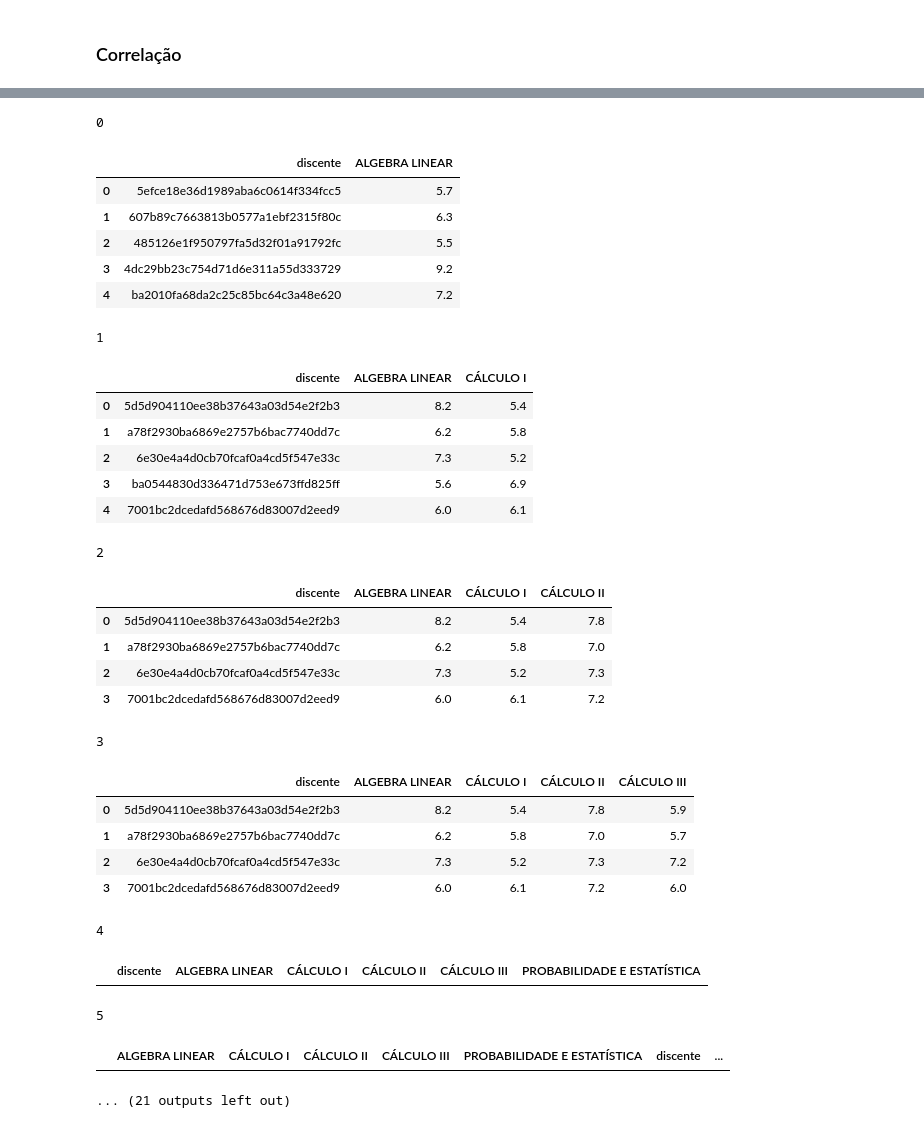
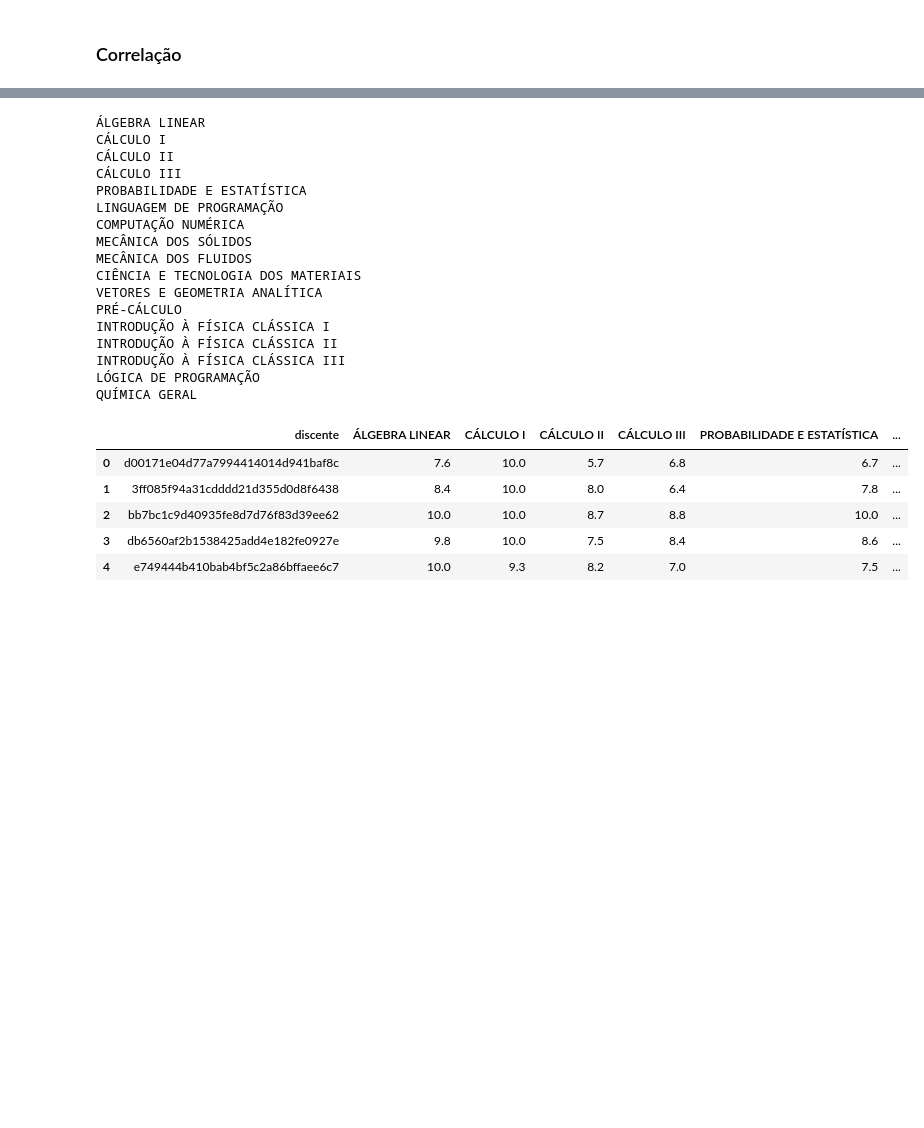
Before and after one commit to AndressaStefany/UFRN-data-analysis, a Jupyter notebook: correlacao.ipynb, the cells around one changed output, grey strips where cells are left out. Saved outputs shown, nothing was run; the diff lists cells and outputs as text; code cells hidden in the pictures; blank space fills up the shorter version.

Commit message:
calculo da correlação entre as materias

```diff
--- a/correlacao.ipynb
+++ b/correlacao.ipynb
@@ -104,11 +101,3 @@ disciplinas = ['CÁLCULO I','CÁLCULO II','CÁLCULO III','VETORES E GEOMETRIA AN
                'CIÊNCIA E TECNOLOGIA DOS MATERIAIS']
 # %%
-df_auxTurmas = df_turmasNome[df_turmasNome['nome'].isin(disciplinas)]
+df_auxTurmas = df_depois2014[df_depois2014['nome'].isin(disciplinas)]
-# %%
-colunas = ['id_turma', 'codigo', 'nome', 'pre_requisito']
-df_auxTurmas = df_auxTurmas[colunas]
-
-df_auxAll = pd.merge(df_matriculas, df_auxTurmas, on='id_turma')
-
-colunas2 = ['descricao', 'discente', 'id_turma', 'media_final', 'codigo', 'nome']
-df_auxAll = df_auxAll[colunas2].drop_duplicates().dropna()
@@ -146,6 +105,6 @@ Name: nome, dtype: int64
 ### Correlação
 # %%
 # apenas os aprovados
-df_auxAprovados = df_auxAll[df_auxAll['descricao'].str.contains('APROVADO')]
+df_auxAprovados = df_auxTurmas[df_auxTurmas['descricao'].str.contains('APROVADO')]
 df_auxAprovados.columns
 # %% [output]
@@ -221,7 +184,7 @@ df_qg = df_auxAprovados[df_auxAprovados['nome']=='QUÍMICA GERAL']
 df_qg = df_qg[['discente','media_final']]
 print(df_qg.shape)
 
-df_al = df_auxAprovados[df_auxAprovados['nome']=='ALGEBRA LINEAR']
+df_al = df_auxAprovados[df_auxAprovados['nome']=='ÁLGEBRA LINEAR']
 df_al = df_al[['discente','media_final']]
 print(df_al.shape)
 
@@ -277,52 +220,44 @@ teste.head()
 # %%
 df_correr = pd.DataFrame()
 df_correr['discente'] = discentes
 
-disciplinas = ['ALGEBRA LINEAR','CÁLCULO I','CÁLCULO II','CÁLCULO III','PROBABILIDADE E ESTATÍSTICA',
+disciplinas = ['ÁLGEBRA LINEAR','CÁLCULO I','CÁLCULO II','CÁLCULO III','PROBABILIDADE E ESTATÍSTICA',
                'LINGUAGEM DE PROGRAMAÇÃO','COMPUTAÇÃO NUMÉRICA','MECÂNICA DOS SÓLIDOS','MECÂNICA DOS FLUIDOS',
                'CIÊNCIA E TECNOLOGIA DOS MATERIAIS','VETORES E GEOMETRIA ANALÍTICA','PRÉ-CÁLCULO',
                'INTRODUÇÃO À FÍSICA CLÁSSICA I','INTRODUÇÃO À FÍSICA CLÁSSICA II','INTRODUÇÃO À FÍSICA CLÁSSICA III','LÓGICA DE PROGRAMAÇÃO',
                'QUÍMICA GERAL']
 
 dataFrames = [df_al,df_calc1,df_calc2,df_calc3,df_pe,df_lp,df_cn,df_ms,df_mf,df_ctm,df_vga,df_pc,df_f1,df_f2,df_f3,df_lop,df_qg]
 
 # dataFrames,disciplinas
-for i in range(0, 16):
-    print(i)
+for i in range(0, len(dataFrames)):
     df_correr = pd.merge(df_correr, dataFrames[i], on='discente')
     df_correr = df_correr.rename(columns={"media_final": disciplinas[i]})
-    display(df_correr.head())
+    print(disciplinas[i])
+#     display(df_correr.head())
 
 df_correr.head()
 # %% [output]
-0
+ÁLGEBRA LINEAR
+CÁLCULO I
+CÁLCULO II
+CÁLCULO III
+PROBABILIDADE E ESTATÍSTICA
+LINGUAGEM DE PROGRAMAÇÃO
+COMPUTAÇÃO NUMÉRICA
+MECÂNICA DOS SÓLIDOS
+MECÂNICA DOS FLUIDOS
+CIÊNCIA E TECNOLOGIA DOS MATERIAIS
+VETORES E GEOMETRIA ANALÍTICA
+PRÉ-CÁLCULO
+INTRODUÇÃO À FÍSICA CLÁSSICA I
+INTRODUÇÃO À FÍSICA CLÁSSICA II
+INTRODUÇÃO À FÍSICA CLÁSSICA III
+LÓGICA DE PROGRAMAÇÃO
+QUÍMICA GERAL
-|  | discente | ALGEBRA LINEAR |
-| 0 | 5efce18e36d1989aba6c0614f334fcc5 | 5.7 |
-| 1 | 607b89c7663813b0577a1ebf2315f80c | 6.3 |
-| 2 | 485126e1f950797fa5d32f01a91792fc | 5.5 |
-| 3 | 4dc29bb23c754d71d6e311a55d333729 | 9.2 |
-| 4 | ba2010fa68da2c25c85bc64c3a48e620 | 7.2 |
+|  | discente | ÁLGEBRA LINEAR | CÁLCULO I | CÁLCULO II | CÁLCULO III | PROBABILIDADE E ESTATÍSTICA | ... |
+| 0 | d00171e04d77a7994414014d941baf8c | 7.6 | 10.0 | 5.7 | 6.8 | 6.7 | ... |
+| 1 | 3ff085f94a31cdddd21d355d0d8f6438 | 8.4 | 10.0 | 8.0 | 6.4 | 7.8 | ... |
+| 2 | bb7bc1c9d40935fe8d7d76f83d39ee62 | 10.0 | 10.0 | 8.7 | 8.8 | 10.0 | ... |
+| 3 | db6560af2b1538425add4e182fe0927e | 9.8 | 10.0 | 7.5 | 8.4 | 8.6 | ... |
+| 4 | e749444b410bab4bf5c2a86bffaee6c7 | 10.0 | 9.3 | 8.2 | 7.0 | 7.5 | ... |
-1
-|  | discente | ALGEBRA LINEAR | CÁLCULO I |
-| 0 | 5d5d904110ee38b37643a03d54e2f2b3 | 8.2 | 5.4 |
-| 1 | a78f2930ba6869e2757b6bac7740dd7c | 6.2 | 5.8 |
-| 2 | 6e30e4a4d0cb70fcaf0a4cd5f547e33c | 7.3 | 5.2 |
-| 3 | ba0544830d336471d753e673ffd825ff | 5.6 | 6.9 |
-| 4 | 7001bc2dcedafd568676d83007d2eed9 | 6.0 | 6.1 |
-2
-|  | discente | ALGEBRA LINEAR | CÁLCULO I | CÁLCULO II |
-| 0 | 5d5d904110ee38b37643a03d54e2f2b3 | 8.2 | 5.4 | 7.8 |
-| 1 | a78f2930ba6869e2757b6bac7740dd7c | 6.2 | 5.8 | 7.0 |
-| 2 | 6e30e4a4d0cb70fcaf0a4cd5f547e33c | 7.3 | 5.2 | 7.3 |
-| 3 | 7001bc2dcedafd568676d83007d2eed9 | 6.0 | 6.1 | 7.2 |
-3
-|  | discente | ALGEBRA LINEAR | CÁLCULO I | CÁLCULO II | CÁLCULO III |
-| 0 | 5d5d904110ee38b37643a03d54e2f2b3 | 8.2 | 5.4 | 7.8 | 5.9 |
-| 1 | a78f2930ba6869e2757b6bac7740dd7c | 6.2 | 5.8 | 7.0 | 5.7 |
-| 2 | 6e30e4a4d0cb70fcaf0a4cd5f547e33c | 7.3 | 5.2 | 7.3 | 7.2 |
-| 3 | 7001bc2dcedafd568676d83007d2eed9 | 6.0 | 6.1 | 7.2 | 6.0 |
-4
-|  | discente | ALGEBRA LINEAR | CÁLCULO I | CÁLCULO II | CÁLCULO III | PROBABILIDADE E ESTATÍSTICA |
-5
-|  | ALGEBRA LINEAR | CÁLCULO I | CÁLCULO II | CÁLCULO III | PROBABILIDADE E ESTATÍSTICA | discente | ... |
-... (21 outputs left out)
```
Also changed, not shown: parts of 20 cells of this notebook.
